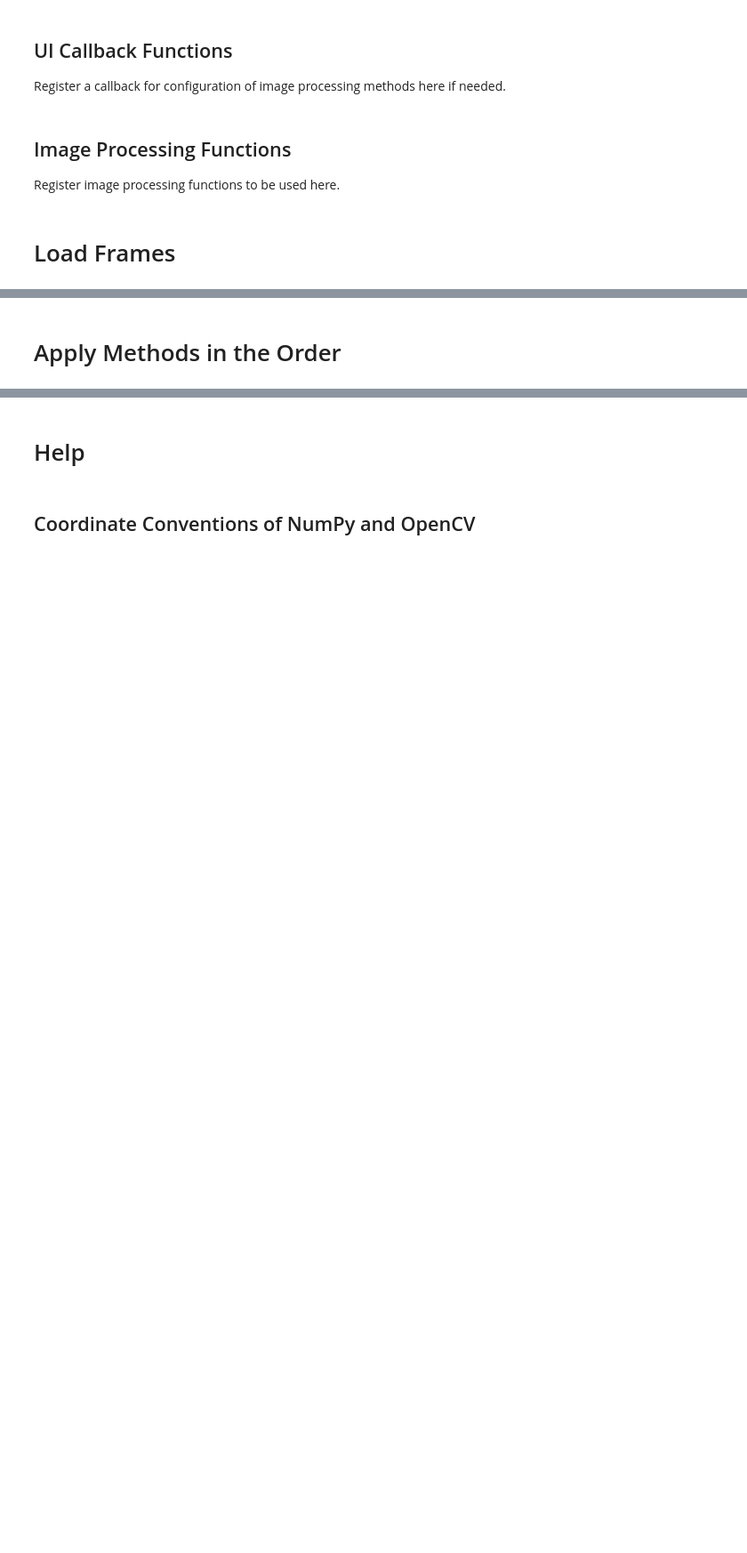
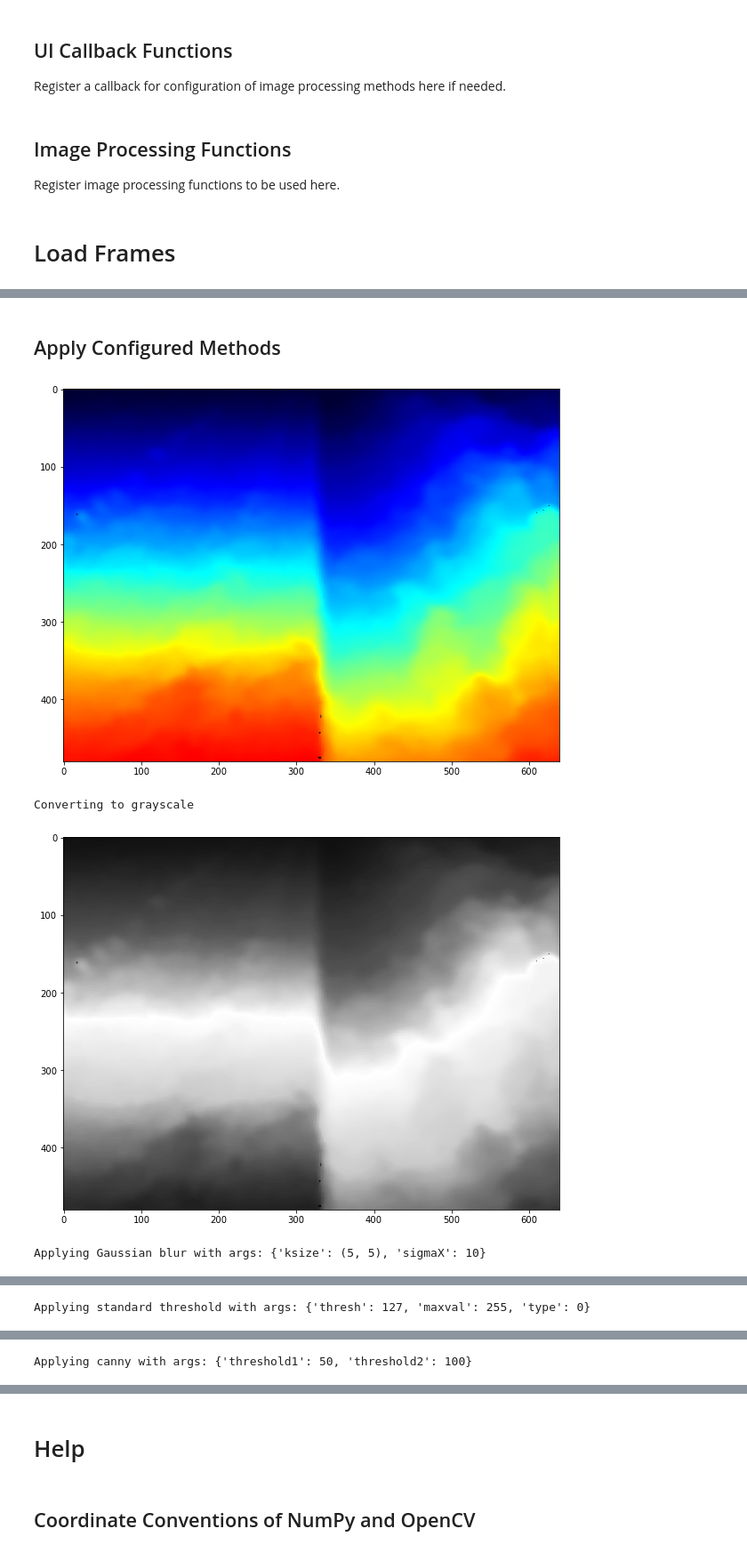
Before and after one commit to free-bit/furrow-edge-detector, a Jupyter notebook: Image Processing & Feature Detection.ipynb, the cells around one changed output, grey strips where cells are left out. Shown at 89% size. Saved outputs shown, nothing was run; the diff lists cells and outputs as text; code cells hidden in the pictures; blank space fills up the shorter version.

```diff
--- a/Image Processing & Feature Detection.ipynb
+++ b/Image Processing & Feature Detection.ipynb
@@ -126,10 +147,10 @@ def adaptive_threshold_config(maxValue, adaptiveMethod, thresholdType, blockSize
     return {"maxValue": maxValue, "adaptiveMethod": adaptiveMethod, "thresholdType": thresholdType, "blockSize": blockSize, "C": C}
 
 def avg_blur_config(ksize):
-    return {"ksize": (ksize, ksize)}
+    return {"ksize": ksize}
 
 def median_blur_config(ksize):
-    return {"ksize": (ksize, ksize)}
+    return {"ksize": ksize}
 
 def bilateral_filter_config(d, sigmaColor, sigmaSpace):
     return {"d": d, "sigmaColor": sigmaColor, "sigmaSpace": sigmaSpace}
@@ -468,2 +477,2 @@ for i, k in enumerate(func_stack):
 # %% [markdown]
-# Apply Methods in the Order
+## Apply Configured Methods
@@ -487,0 +479,8 @@ show_image(modified)
+# %%
+input_image = depth_img # rgb_img
+output_image = apply_functions(input_image.copy(), func_stack, config_stack)
+# %% [output]
+[figure, added]
+Converting to grayscale
+[figure, added]
+Applying Gaussian blur with args: {'ksize': (5, 5), 'sigmaX': 10}
@@ -487,0 +488 @@ show_image(modified)
+Applying standard threshold with args: {'thresh': 127, 'maxval': 255, 'type': 0}
@@ -487,0 +490 @@ show_image(modified)
+Applying canny with args: {'threshold1': 50, 'threshold2': 100}
```
Also changed, not shown: parts of 23 cells of this notebook.
